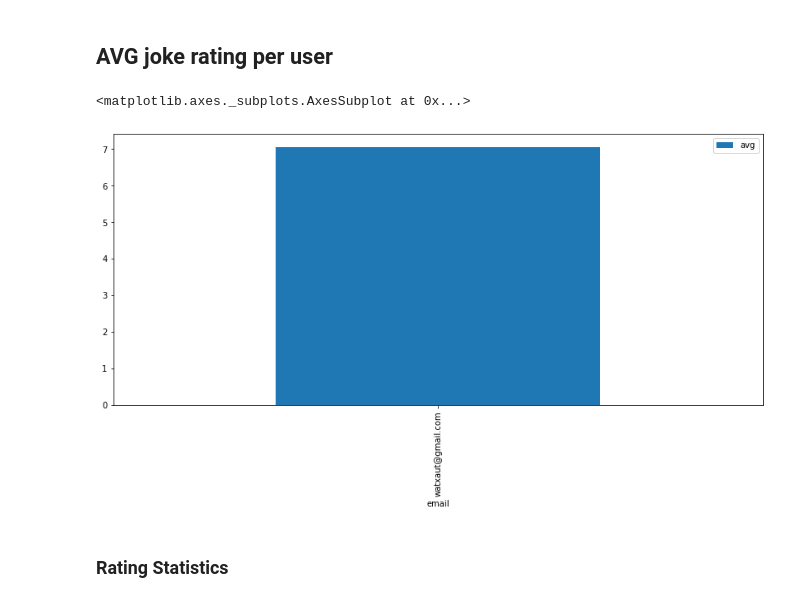
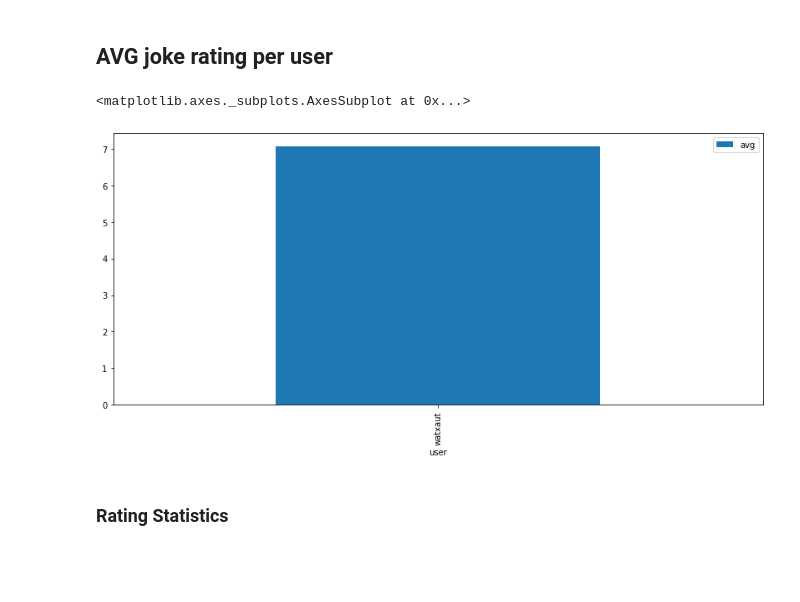
Before and after one commit to watxaut-alpha/joke-app, a Jupyter notebook: notebooks/analysis_mail_users.ipynb, the cells around one changed output. Cells and saved outputs as stored; diff of their text form; code cells hidden in the pictures; blank space fills up the shorter version.

Commit message:
Updated Readme and notebook ratings with no email

```diff
--- a/notebooks/analysis_mail_users.ipynb
+++ b/notebooks/analysis_mail_users.ipynb
@@ -42,7 +43,7 @@ plt.show()
 # %%
 df_mean_user = db.execute_read(conn, """
 select
-	um.email, avg(r.rating), count(r)
+	split_part(um.email, '@', 1) as user, avg(r.rating), count(r)
 from
 	ratings as r
 left join users_mail as um
@@ -96,10 +97,10 @@ df_marc_senders.head(5)
 # %% [markdown]
 ## AVG joke rating per user
 # %%
-df_mean_user.sort_values(by=['avg'], ascending=False).plot.bar(x="email", y="avg", figsize=(14, 6))
+df_mean_user.sort_values(by=['avg'], ascending=False).plot.bar(x="user", y="avg", figsize=(14, 6))
 # %% [output]
 <matplotlib.axes._subplots.AxesSubplot at 0x...>
-[figure, old version]
+[figure, new version]
 # %% [markdown]
 ### Rating Statistics
 # %%
```
Also changed, not shown: parts of 11 cells of this notebook, 1 other file.
